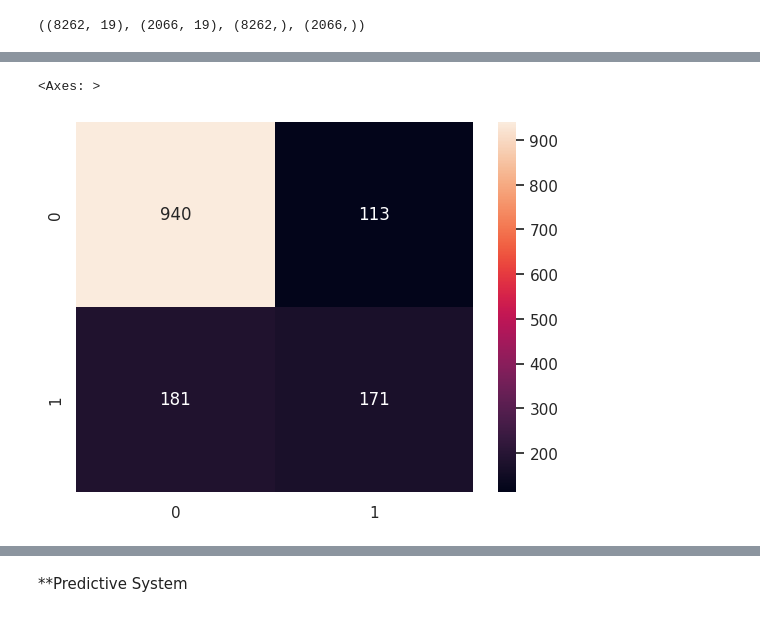
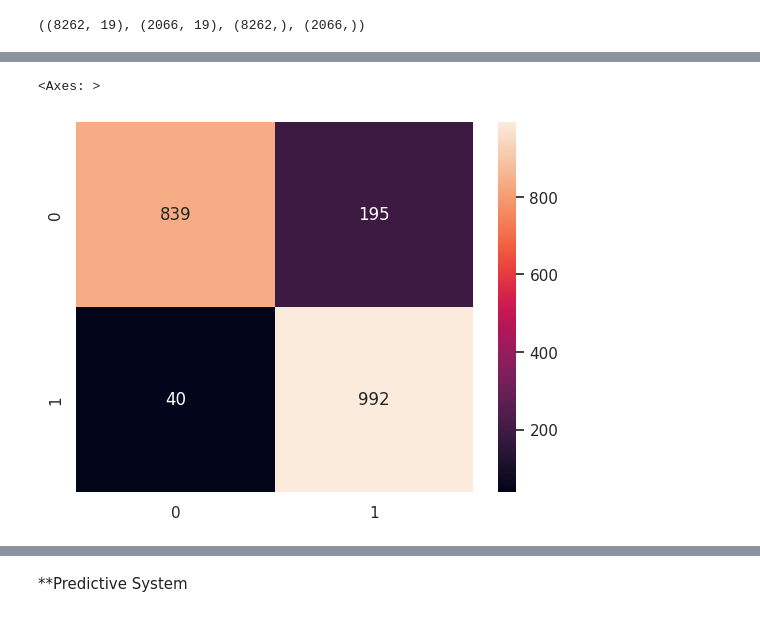
Before and after one commit to 245ansh/MLLL, a Jupyter notebook: Churn.ipynb, the cells around one changed output, grey strips where cells are left out. Cells and saved outputs as stored; diff of their text form; code cells hidden in the pictures.

```diff
--- a/Churn.ipynb
+++ b/Churn.ipynb
@@ -427,6 +442,6 @@ weighted avg       0.75      0.74      0.75      1405
 # %%
-cd=confusion_matrix(y_test,ans2)
+cd=confusion_matrix(y_test,ans3)
 sns.heatmap(cd,annot=True,fmt='g')
 # %% [output]
 <Axes: >
-[figure, old version]
+[figure, new version]
```
Also changed, not shown: parts of 28 cells of this notebook.
